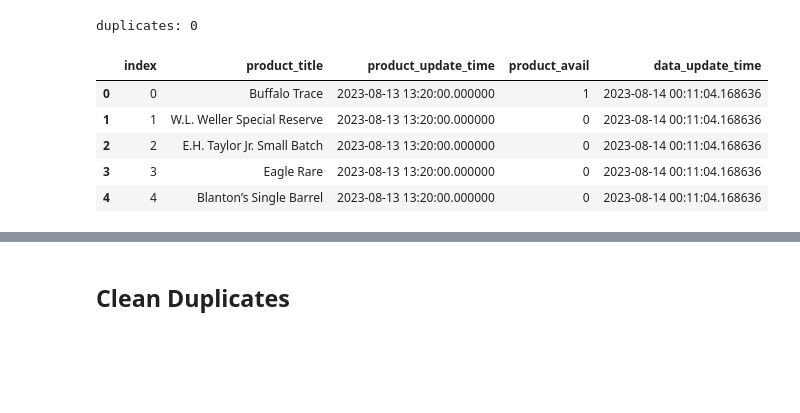
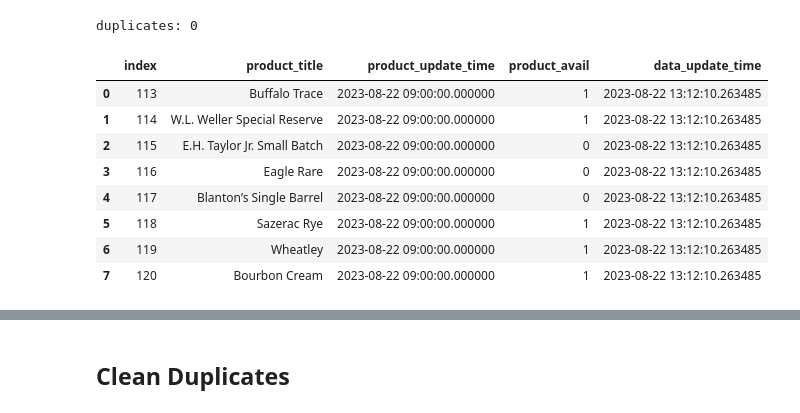
Before and after one commit to Sullyrows/bourbon_finder, a Jupyter notebook: bourbon/jupyter/check_db.ipynb, the cells around one changed output, grey strips where cells are left out. Saved outputs shown, nothing was run; the diff lists cells and outputs as text; code cells hidden in the pictures; blank space fills up the shorter version.

```diff
--- a/bourbon/jupyter/check_db.ipynb
+++ b/bourbon/jupyter/check_db.ipynb
@@ -43,14 +44,18 @@ de_duped = sub_bourbon.drop_duplicates()
 # %%
 bourbon_data = pd.read_sql("select * FROM buffalo_trace", engine)
 today_bourbon = bourbon_data\
     .loc[pd.to_datetime(bourbon_data['product_update_time']).dt.date == dt.date.today() ,:]\
         .reset_index(drop=True)
 
-bourbon_data.head()
+
+today_bourbon.head(20)
 # %% [output]
 |  | index | product_title | product_update_time | product_avail | data_update_time |
-| 0 | 0 | Buffalo Trace | 2023-08-13 13:20:00.000000 | 1 | 2023-08-14 00:11:04.168636 |
-| 1 | 1 | W.L. Weller Special Reserve | 2023-08-13 13:20:00.000000 | 0 | 2023-08-14 00:11:04.168636 |
-| 2 | 2 | E.H. Taylor Jr. Small Batch | 2023-08-13 13:20:00.000000 | 0 | 2023-08-14 00:11:04.168636 |
-| 3 | 3 | Eagle Rare | 2023-08-13 13:20:00.000000 | 0 | 2023-08-14 00:11:04.168636 |
-| 4 | 4 | Blanton’s Single Barrel | 2023-08-13 13:20:00.000000 | 0 | 2023-08-14 00:11:04.168636 |
+| 0 | 113 | Buffalo Trace | 2023-08-22 09:00:00.000000 | 1 | 2023-08-22 13:12:10.263485 |
+| 1 | 114 | W.L. Weller Special Reserve | 2023-08-22 09:00:00.000000 | 1 | 2023-08-22 13:12:10.263485 |
+| 2 | 115 | E.H. Taylor Jr. Small Batch | 2023-08-22 09:00:00.000000 | 0 | 2023-08-22 13:12:10.263485 |
+| 3 | 116 | Eagle Rare | 2023-08-22 09:00:00.000000 | 0 | 2023-08-22 13:12:10.263485 |
+| 4 | 117 | Blanton’s Single Barrel | 2023-08-22 09:00:00.000000 | 0 | 2023-08-22 13:12:10.263485 |
+| 5 | 118 | Sazerac Rye | 2023-08-22 09:00:00.000000 | 1 | 2023-08-22 13:12:10.263485 |
+| 6 | 119 | Wheatley | 2023-08-22 09:00:00.000000 | 1 | 2023-08-22 13:12:10.263485 |
+| 7 | 120 | Bourbon Cream | 2023-08-22 09:00:00.000000 | 1 | 2023-08-22 13:12:10.263485 |
```
Also changed, not shown: parts of 3 cells of this notebook, 2 other files.
